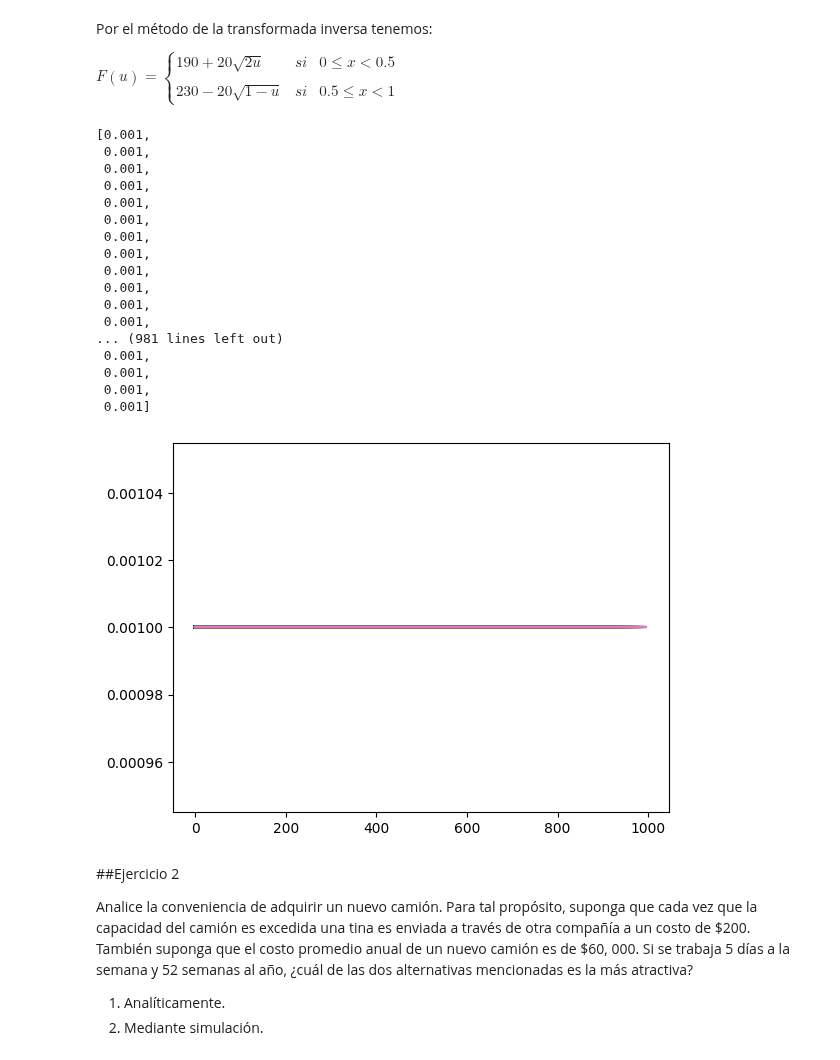
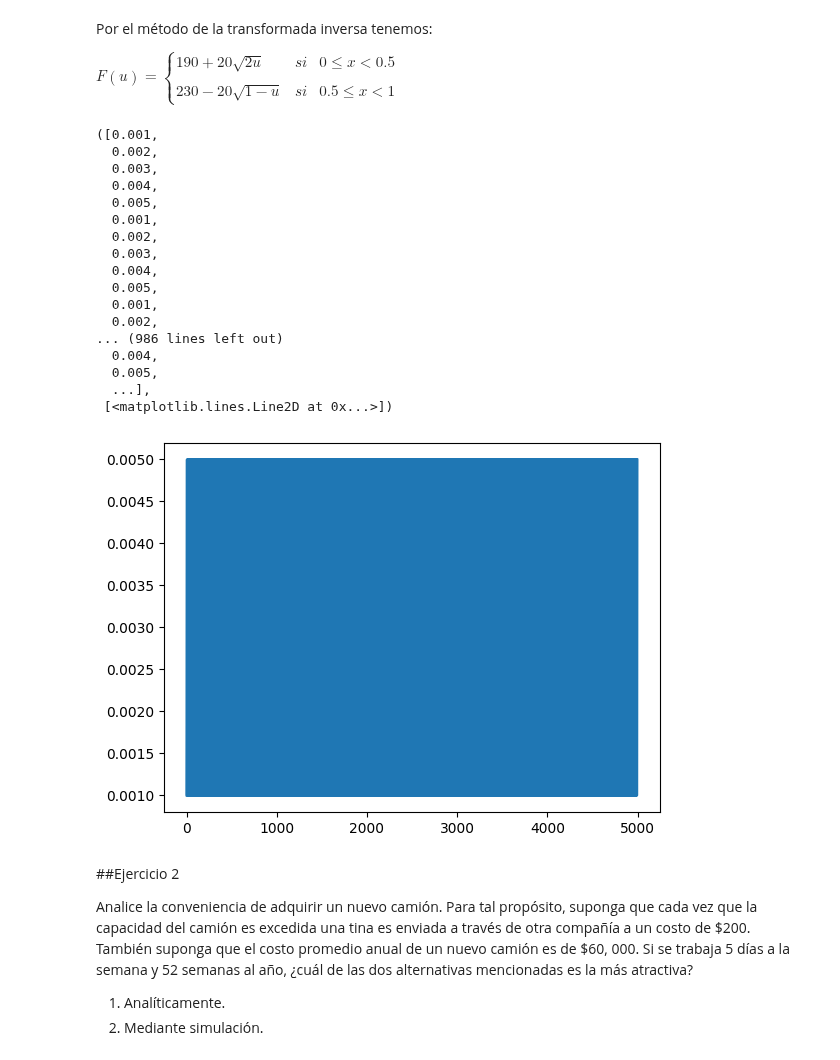
Before and after one commit to MartaPCastillo/Simulaci-n-I-, a Jupyter notebook: Ejercicio_Camión_de_Transporte.ipynb, the cells around one changed output. Saved outputs shown, nothing was run; the diff lists cells and outputs as text; code cells hidden in the pictures.

```diff
--- a/Ejercicio_Camión_de_Transporte.ipynb
+++ b/Ejercicio_Camión_de_Transporte.ipynb
@@ -107,24 +127,45 @@ def camion_transporte(a=190,b=230,c=210,N=1000):
-# %%
-camion_transporte()
-# %% [output]
-[0.001,
- 0.001,
- 0.001,
- 0.001,
- 0.001,
- 0.001,
- 0.001,
- 0.001,
- 0.001,
- 0.001,
- 0.001,
- 0.001,
-... (981 lines left out)
- 0.001,
- 0.001,
- 0.001,
- 0.001]
-[figure, removed]
+# %%
+def camion_transportee(a=190,b=230,c=210,N=1000):
+    lista = []
+    lista2 = []
+    u =[]
+    for i in range(N):
+        contador = 0
+        for j in range (5):
+            valor = random.triangular(a,b,c)
+            u.append(valor)
+            # Check the sum after appending the value and only if you have 5 values
+            if len(u) == 5 and u[0] + u[1] + u[2] + u[3] + u[4] > 1000:
+                if 0 <= u[j] < 0.5:
+                    X = (20*np.sqrt(2*u[j])) + 190
+                else:
+                    X = 230 - (20*np.sqrt(1-u[j]))
+                lista2.append(X)
+            contador = contador + 1
+            prob = contador / N
+            lista.append(prob)
+    return lista, plt.plot(lista)
+# %%
+camion_transportee()
+# %% [output]
+([0.001,
+  0.002,
+  0.003,
+  0.004,
+  0.005,
+  0.001,
+  0.002,
+  0.003,
+  0.004,
+  0.005,
+  0.001,
+  0.002,
+... (986 lines left out)
+  0.004,
+  0.005,
+  ...],
+ [<matplotlib.lines.Line2D at 0x...>])
+[figure, added]
 # %% [markdown]
 ##Ejercicio 2
 
```
Also changed, not shown: parts of 3 cells of this notebook.
